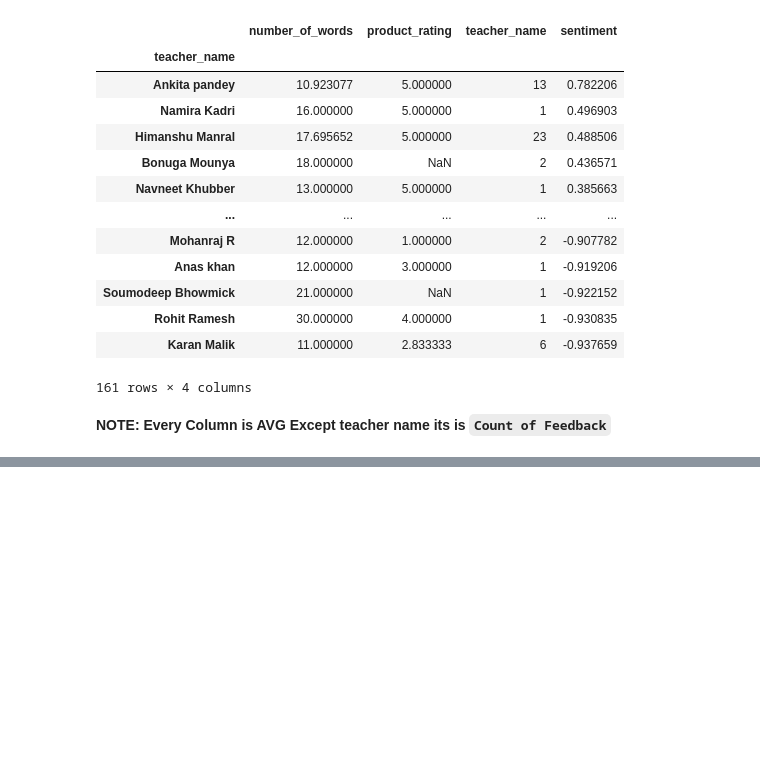
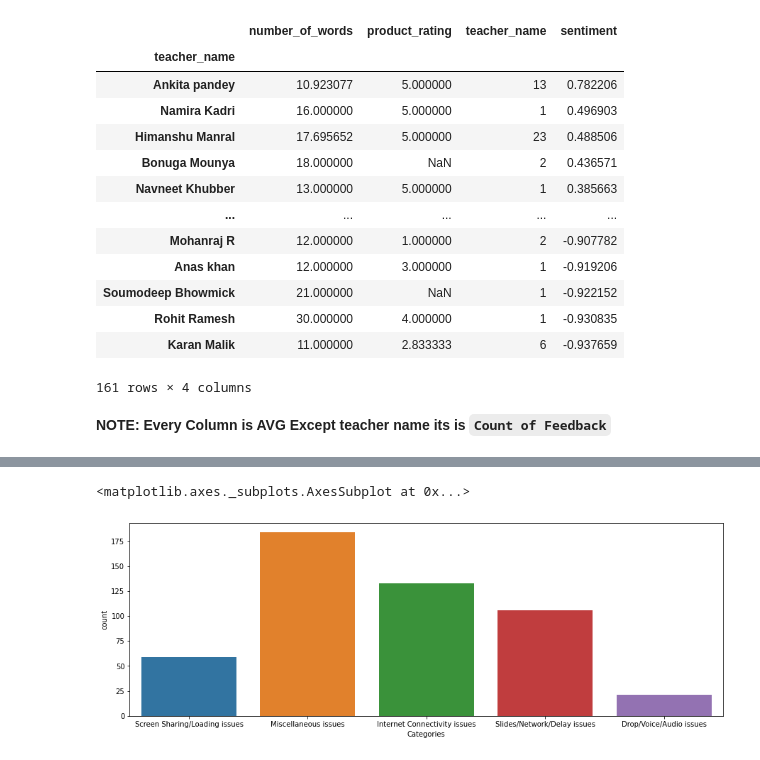
Before and after one commit to NishitSingh2023/NLP_PROJECT_LIDO, a Jupyter notebook: NLP_on_Demo_Teacher_Reviews_1_14_Sept.ipynb, the cells around one changed output, grey strips where cells are left out. Cells and saved outputs as stored; diff of their text form; code cells hidden in the pictures; blank space fills up the shorter version.

```diff
--- a/NLP_on_Demo_Teacher_Reviews_1_14_Sept.ipynb
+++ b/NLP_on_Demo_Teacher_Reviews_1_14_Sept.ipynb
@@ -560,0 +791,9 @@ files.download('teacher_data.csv')
+# %%
+topic_dict = {0 : 'Miscellaneous issues',
+              1 : 'Slides/Network/Delay issues',
+              2 : 'Drop/Voice/Audio issues',
+              3 : 'Screen Sharing/Loading issues',
+              4 : 'Internet Connectivity issues',}
+# %%
+categories_probability = best_lda_model.transform(dtm_tfidf)
+categories_probability, categories_probability.shape
@@ -560,0 +809,3 @@ files.download('teacher_data.csv')
+# %%
+mykeys = [np.argmax(p) for p in categories_probability]
+print(mykeys)
@@ -560,0 +814,3 @@ files.download('teacher_data.csv')
+# %%
+neg_df['Categories'] = [topic_dict[x] for x in mykeys]
+neg_df.head()
@@ -560,0 +846,6 @@ files.download('teacher_data.csv')
+# %%
+plt.figure(figsize=(15,5))
+sns.countplot(neg_df['Categories'])
+# %% [output]
+<matplotlib.axes._subplots.AxesSubplot at 0x...>
+[figure, added]
```
Also changed, not shown: parts of 23 cells of this notebook.
